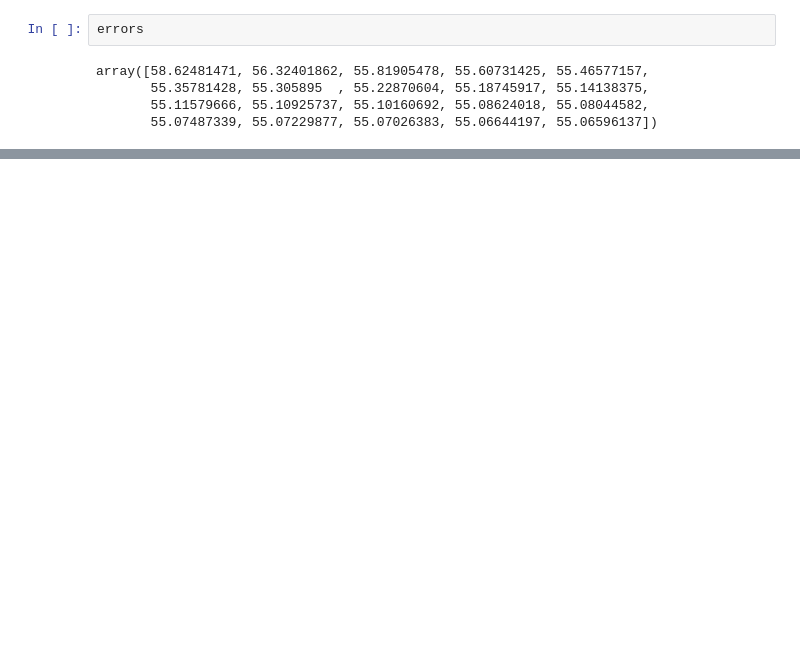
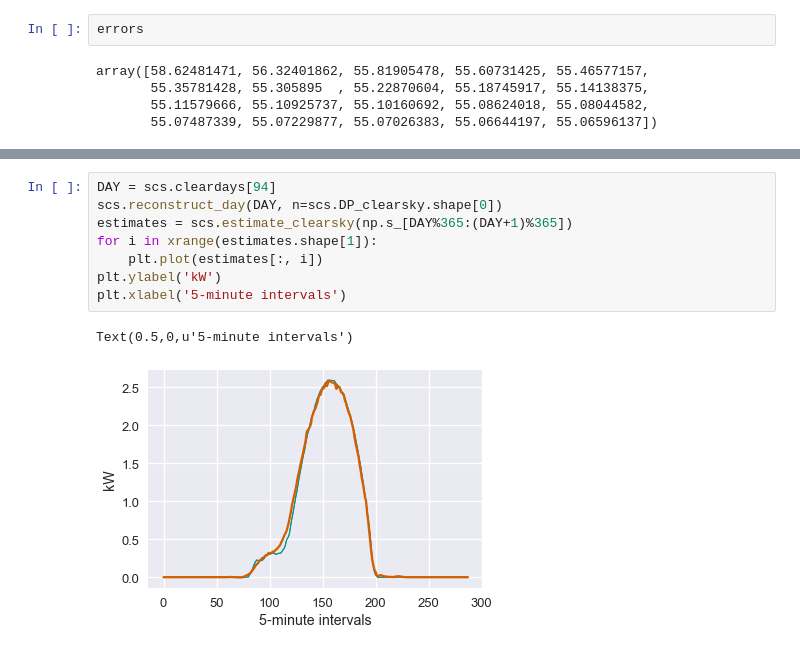
Before and after one commit to slacgismo/StatisticalClearSky, a Jupyter notebook: S28_deeper_look.ipynb, the cells around one changed output, grey strips where cells are left out. Saved outputs shown, nothing was run; the diff lists cells and outputs as text; blank space fills up the shorter version.

```diff
--- a/S28_deeper_look.ipynb
+++ b/S28_deeper_look.ipynb
@@ -97,0 +113,11 @@ array([58.62481471, 56.32401862, 55.81905478, 55.60731425, 55.46577157,
+# %%
+DAY = scs.cleardays[94]
+scs.reconstruct_day(DAY, n=scs.DP_clearsky.shape[0])
+estimates = scs.estimate_clearsky(np.s_[DAY%365:(DAY+1)%365])
+for i in xrange(estimates.shape[1]):
+    plt.plot(estimates[:, i])
+plt.ylabel('kW')
+plt.xlabel('5-minute intervals')
+# %% [output]
+Text(0.5,0,u'5-minute intervals')
+[figure, added]
```
Also changed, not shown: parts of 3 cells of this notebook, 1 other file.
